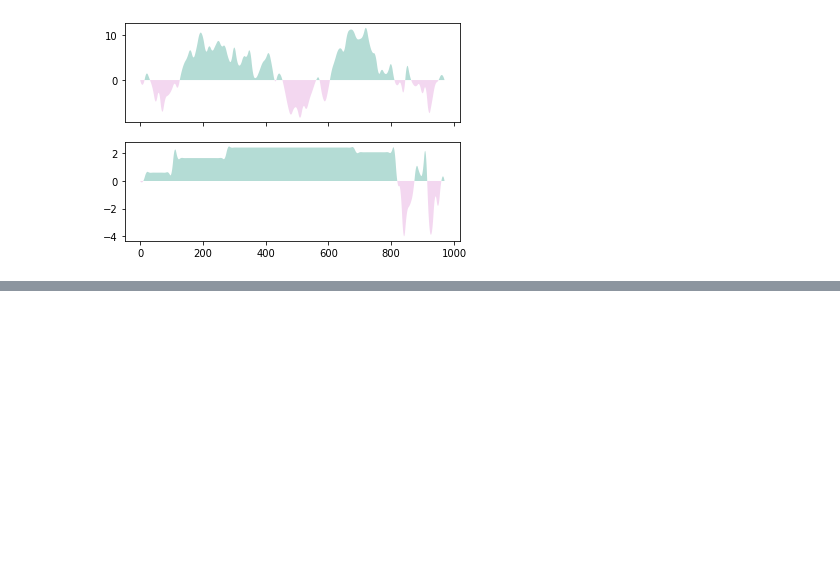
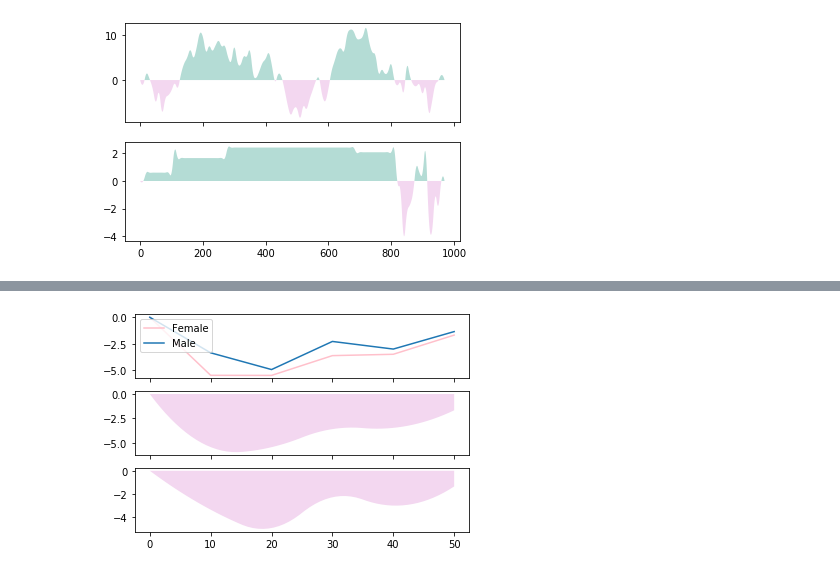
Before and after one commit to wenoptics/viz-of-gender-stereotypes-from-texts, a Jupyter notebook: general.ipynb, the cells around one changed output, grey strips where cells are left out. Drawn from its saved outputs; the diff is of its cells as text; code cells hidden in the pictures; blank space fills up the shorter version.

```diff
--- a/general.ipynb
+++ b/general.ipynb
@@ -137,0 +161,4 @@ show_acc_stream_plot(story_idx=25)
+# %%
+show_acc_stream_plot(story_idx=2170)
+# %% [output]
+[figure, added]
```
Also changed, not shown: parts of 3 cells of this notebook.
